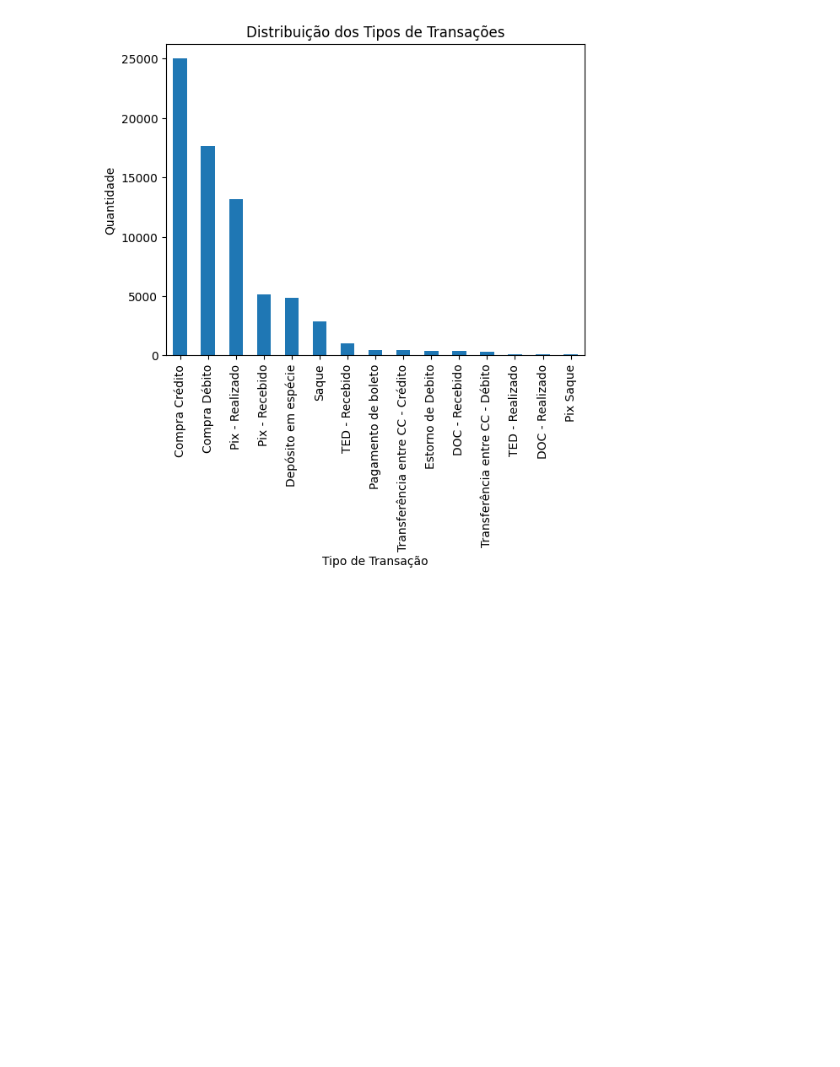
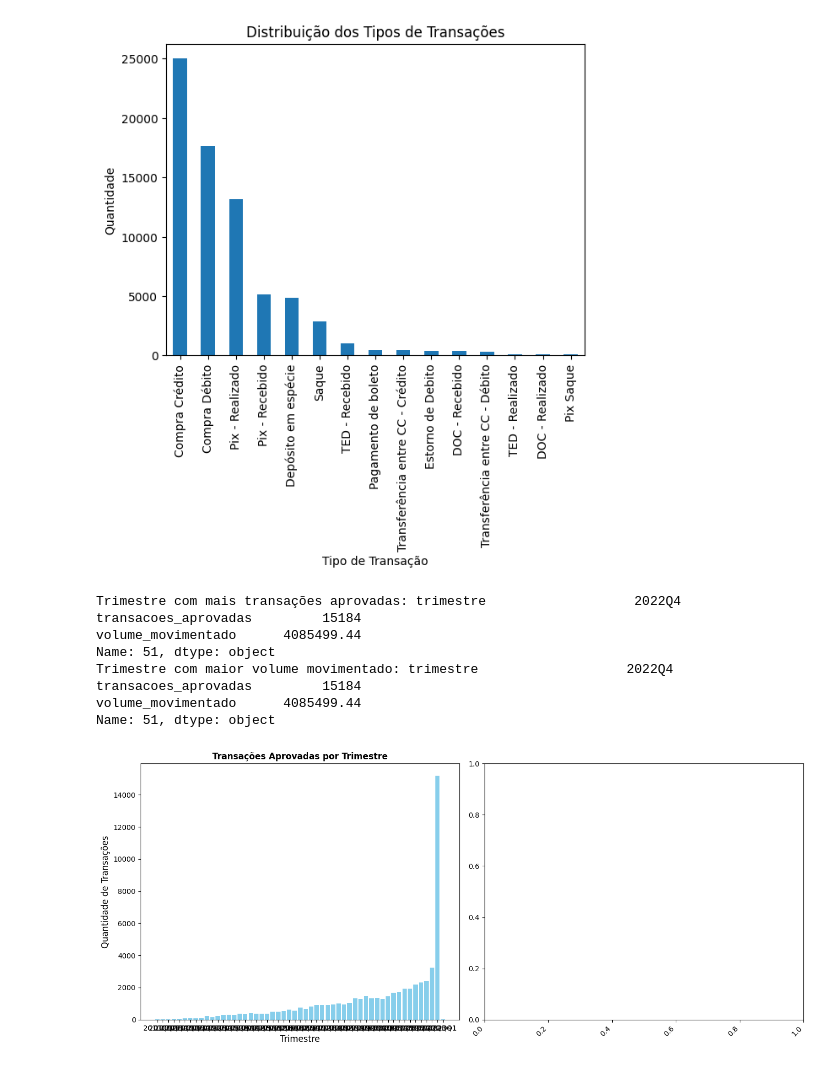
Before and after one commit to l1Beatriz/desafio-indicium-ad, a Jupyter notebook: .ipynb, the cells around one changed output. Saved outputs shown, nothing was run; the diff lists cells and outputs as text; code cells hidden in the pictures; blank space fills up the shorter version.

```diff
--- a/.ipynb
+++ b/.ipynb
@@ -173,0 +189,15 @@ plt.show()
+# %%
+# Meses com "R" no nome
+meses_com_r = ['janeiro', 'fevereiro', 'março', 'abril', 'maio', 'junho', 'julho', 'agosto', 'setembro', 'outubro', 'novembro', 'dezembro']
+meses_com_r = [mes for mes in meses_com_r if 'r' in mes]
+# %%
+# Identificar se o mês tem "R" no nome
+df_transacoes['mes_nome'] = df_transacoes['data_transacao'].dt.month_name()
+df_transacoes['tem_r'] = df_transacoes['mes_nome'].apply(lambda x: 1 if isinstance(x, str) and x.lower() in meses_com_r else 0)
+# %%
+df_transacoes['trimestre'] = df_transacoes['data_transacao'].dt.to_period('Q')
+# %%
+trimestre_stats = df_transacoes.groupby('trimestre').agg(
+    transacoes_aprovadas=('cod_transacao', 'count'),  # Contagem de transações
+    volume_movimentado=('valor_transacao', 'sum')   # Soma do volume de transações
+).reset_index()
@@ -173,0 +218,29 @@ plt.show()
+# %%
+# Gráfico do trimestre com mais transações
+fig, ax = plt.subplots(1, 2, figsize=(14, 6))
+
+ax[0].bar(trimestre_stats['trimestre'].astype(str), trimestre_stats['transacoes_aprovadas'], color='skyblue')
+
+ax[0].set_title('Transações Aprovadas por Trimestre', fontsize=12, fontweight='bold')
+ax[0].set_xlabel('Trimestre', fontsize=12)
+ax[0].set_ylabel('Quantidade de Transações', fontsize=12)
+
+ax[0].tick_params(axis='x', rotation=45)
+
+plt.xticks(rotation=45, ha='right')
+
+print(f"Trimestre com mais transações aprovadas: {trimestre_com_mais_transacoes}")
+print(f"Trimestre com maior volume movimentado: {trimestre_com_maior_volume}")
+
+plt.tight_layout()
+plt.show()
+# %% [output]
+Trimestre com mais transações aprovadas: trimestre                   2022Q4
+transacoes_aprovadas         15184
+volume_movimentado      4085499.44
+Name: 51, dtype: object
+Trimestre com maior volume movimentado: trimestre                   2022Q4
+transacoes_aprovadas         15184
+volume_movimentado      4085499.44
+Name: 51, dtype: object
+[figure, added]
```
Also changed, not shown: parts of 10 cells of this notebook.
